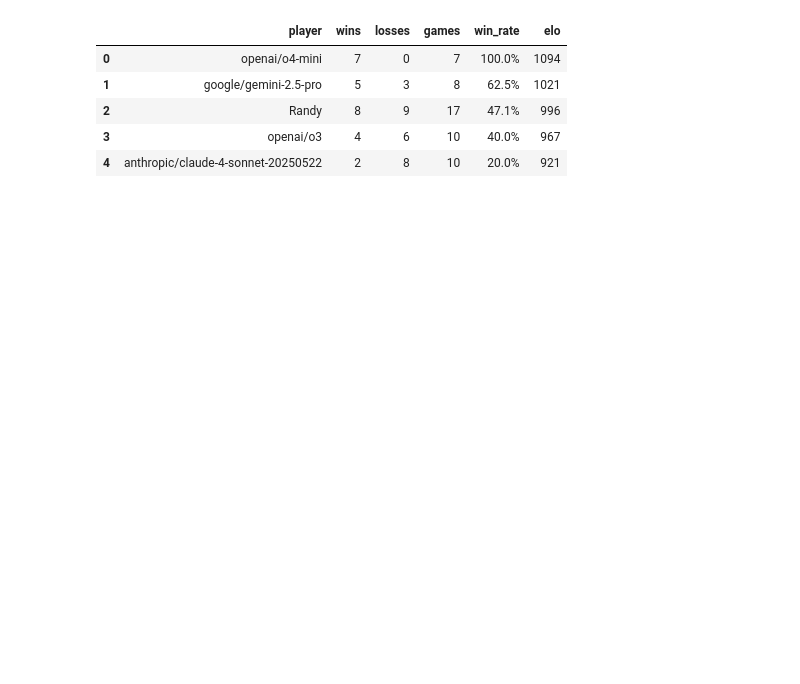
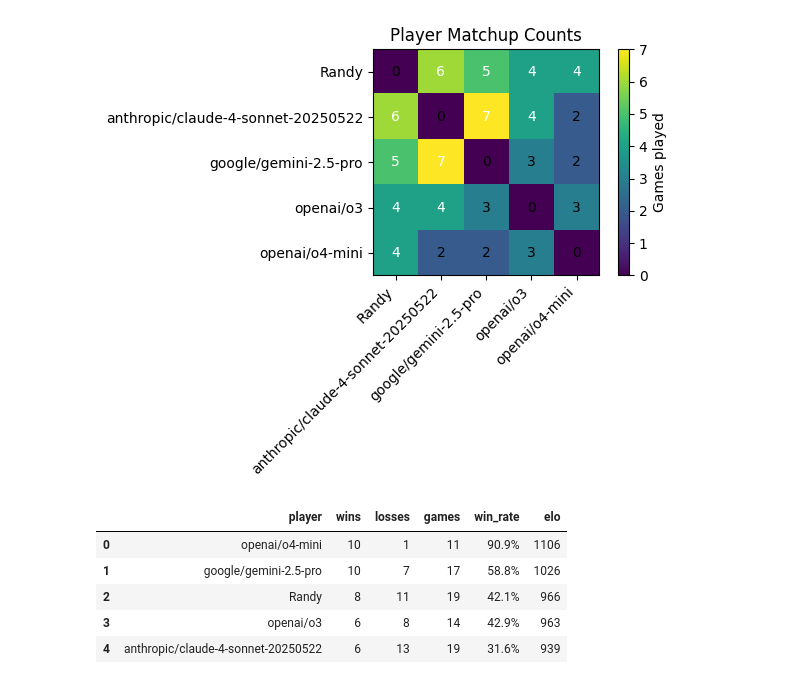
Before and after one commit to Ads97/DealBench, a Jupyter notebook: elo.ipynb, the cells around one changed output. Saved outputs shown, nothing was run; the diff lists cells and outputs as text; code cells hidden in the pictures; blank space fills up the shorter version.

```diff
--- a/elo.ipynb
+++ b/elo.ipynb
@@ -69,3 +131,12 @@ def merge_random_players(result):
+# %%
+matches = []
+for result in all_results:
+    players, winner = merge_random_players(result)
+    matches.append(players)
+
+plot_matchup_grid(matchup_grid(matches))
+# %% [output]
+[figure, added]
 # %%
 import pandas as pd
 from collections import defaultdict
@@ -126,8 +197,8 @@ display(
 )
 # %% [output]
 |  | player | wins | losses | games | win_rate | elo |
-| 0 | openai/o4-mini | 7 | 0 | 7 | 100.0% | 1094 |
-| 1 | google/gemini-2.5-pro | 5 | 3 | 8 | 62.5% | 1021 |
-| 2 | Randy | 8 | 9 | 17 | 47.1% | 996 |
-| 3 | openai/o3 | 4 | 6 | 10 | 40.0% | 967 |
-| 4 | anthropic/claude-4-sonnet-20250522 | 2 | 8 | 10 | 20.0% | 921 |
+| 0 | openai/o4-mini | 10 | 1 | 11 | 90.9% | 1106 |
+| 1 | google/gemini-2.5-pro | 10 | 7 | 17 | 58.8% | 1026 |
+| 2 | Randy | 8 | 11 | 19 | 42.1% | 966 |
+| 3 | openai/o3 | 6 | 8 | 14 | 42.9% | 963 |
+| 4 | anthropic/claude-4-sonnet-20250522 | 6 | 13 | 19 | 31.6% | 939 |
```
Also changed, not shown: parts of 2 cells of this notebook, 3 other files.
